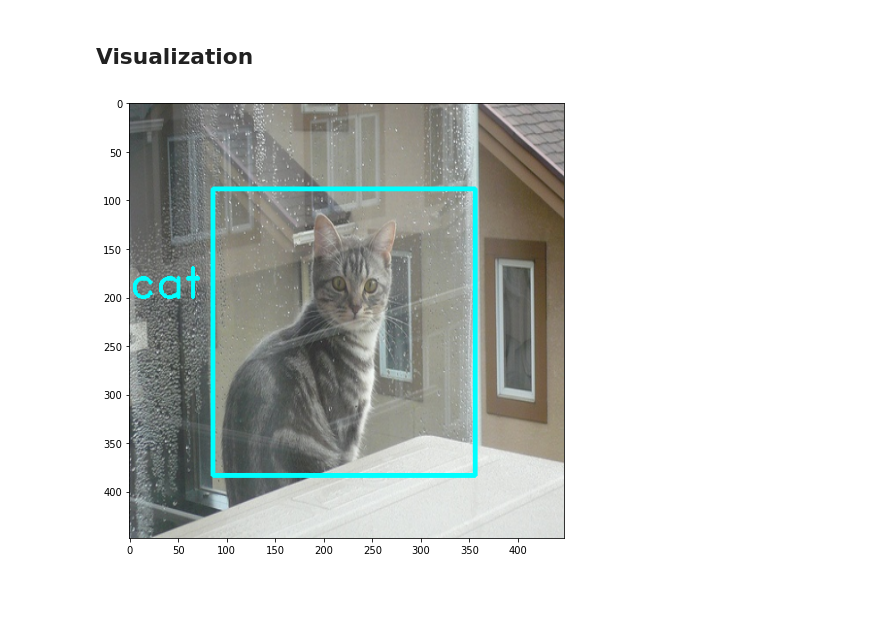
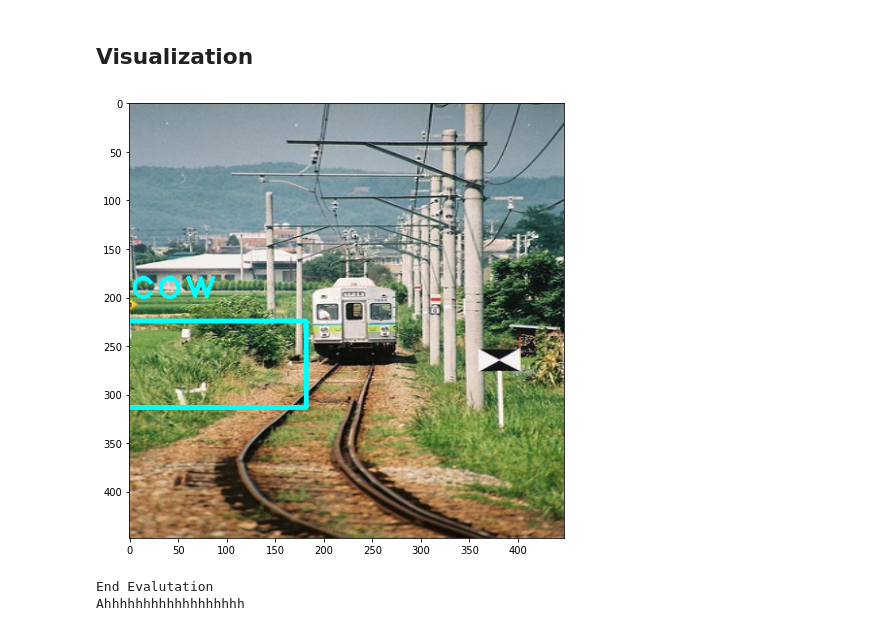
Before and after one commit to chengche6230/Deep-Learning-Course-Team-Project, a Jupyter notebook: Competition 2/Com2_DenseNet121AUG.ipynb, the cells around one changed output. Drawn from its saved outputs; the diff is of its cells as text; code cells hidden in the pictures; blank space fills up the shorter version.

```diff
--- a/Competition 2/Com2_DenseNet121AUG.ipynb
+++ b/Competition 2/Com2_DenseNet121AUG.ipynb
@@ -948,23 +904,29 @@ End Evalutation
 import matplotlib.pyplot as plt
 import cv2
 # %%
+## 000001 000002 000003 000004 000006 000119
 
-np_img = cv2.imread('./dataset/VOCdevkit_test/VOC2007/JPEGImages/000119.jpg')
+np_img = cv2.imread('./dataset/VOCdevkit_test/VOC2007/JPEGImages/000002.jpg')
 resized_img = cv2.resize(src=np_img, dsize=(IMAGE_SIZE, IMAGE_SIZE))
 np_img = cv2.cvtColor(resized_img, cv2.COLOR_BGR2RGB)
 resized_img = np_img
 np_img = np_img.astype(np.float32)
 np_img = np_img / 255.0 * 2 - 1
 np_img = np.reshape(np_img, (1, IMAGE_SIZE, IMAGE_SIZE, 3))
 
-y_pred = resnet50(np_img, training=False)
+y_pred = DenseNet121(np_img, training=False)
 xmin, ymin, xmax, ymax, class_num, conf = process_outputs(y_pred)
 class_name = classes_name[class_num]
 cv2.rectangle(resized_img, (int(xmin), int(ymin)), (int(xmax), int(ymax)), (0, 255, 255), 3)
 cv2.putText(resized_img, class_name, (0, 200), 2, 1.5, (0, 255, 255), 2)
 
 plt.figure(figsize=(8,8))
 plt.imshow(resized_img)
 plt.show()
 # %% [output]
-[figure, old version]
+[figure, new version]
+# %%
+all_boudingBoxes, big_boundingBoxes = evaluate.evaluate('./output/test_prediction.txt', './output/output_file.csv')
+# %% [output]
+End Evalutation
+Ahhhhhhhhhhhhhhhhhh
```
Also changed, not shown: parts of 15 cells of this notebook, 1 other file.
